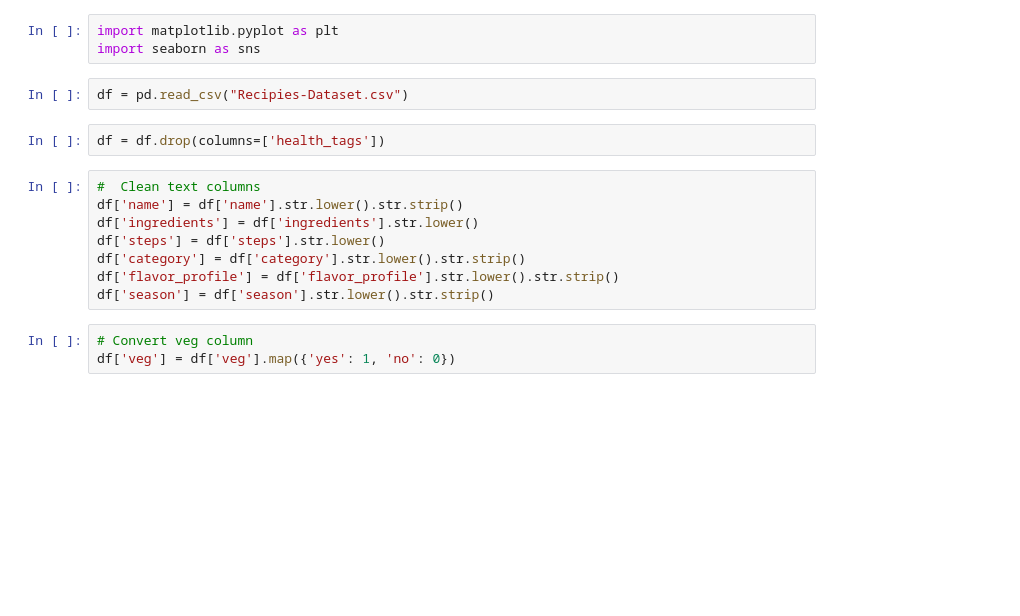
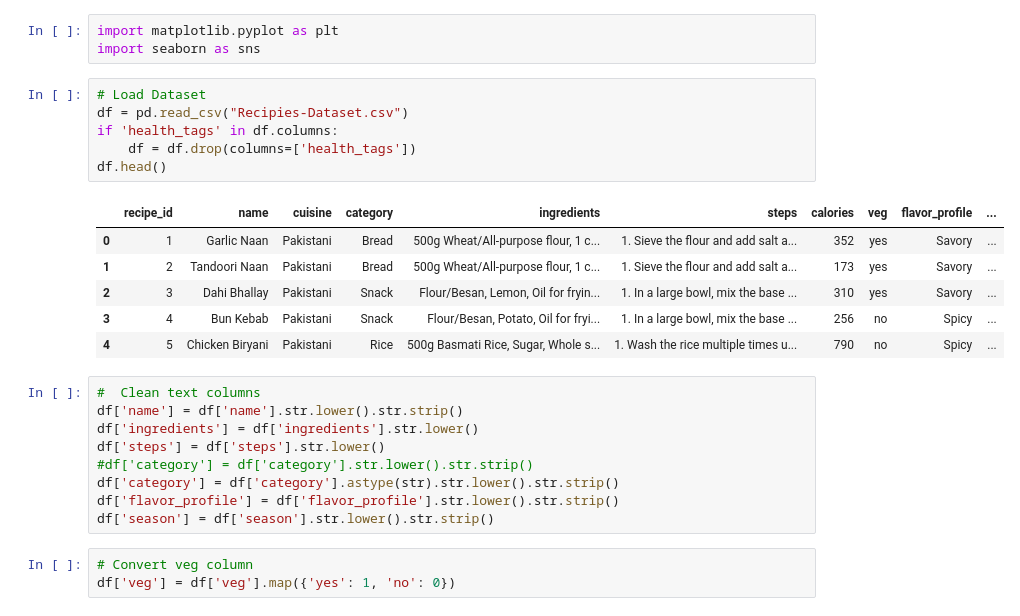
Before and after one commit to Amina-Nazir-hub/Ingrido-FYP, a Jupyter notebook: ML-AI/Meal-Recommendation-Model.ipynb, the cells around one changed output. Cells and saved outputs as stored; diff of their text form; blank space fills up the shorter version.

```diff
--- a/ML-AI/Meal-Recommendation-Model.ipynb
+++ b/ML-AI/Meal-Recommendation-Model.ipynb
@@ -5,15 +5,25 @@ import numpy as np
 import matplotlib.pyplot as plt
 import seaborn as sns
 # %%
+# Load Dataset
 df = pd.read_csv("Recipies-Dataset.csv")
+if 'health_tags' in df.columns:
+    df = df.drop(columns=['health_tags'])
+df.head()
+# %% [output]
+|  | recipe_id | name | cuisine | category | ingredients | steps | calories | veg | flavor_profile | ... |
+| 0 | 1 | Garlic Naan | Pakistani | Bread | 500g Wheat/All-purpose flour, 1 c... | 1. Sieve the flour and add salt a... | 352 | yes | Savory | ... |
+| 1 | 2 | Tandoori Naan | Pakistani | Bread | 500g Wheat/All-purpose flour, 1 c... | 1. Sieve the flour and add salt a... | 173 | yes | Savory | ... |
+| 2 | 3 | Dahi Bhallay | Pakistani | Snack | Flour/Besan, Lemon, Oil for fryin... | 1. In a large bowl, mix the base ... | 310 | yes | Savory | ... |
+| 3 | 4 | Bun Kebab | Pakistani | Snack | Flour/Besan, Potato, Oil for fryi... | 1. In a large bowl, mix the base ... | 256 | no | Spicy | ... |
+| 4 | 5 | Chicken Biryani | Pakistani | Rice | 500g Basmati Rice, Sugar, Whole s... | 1. Wash the rice multiple times u... | 790 | no | Spicy | ... |
-# %%
-df = df.drop(columns=['health_tags'])
 # %%
 #  Clean text columns
 df['name'] = df['name'].str.lower().str.strip()
 df['ingredients'] = df['ingredients'].str.lower()
 df['steps'] = df['steps'].str.lower()
-df['category'] = df['category'].str.lower().str.strip()
+#df['category'] = df['category'].str.lower().str.strip()
+df['category'] = df['category'].astype(str).str.lower().str.strip()
 df['flavor_profile'] = df['flavor_profile'].str.lower().str.strip()
 df['season'] = df['season'].str.lower().str.strip()
 # %%
```
Also changed, not shown: parts of 14 cells of this notebook, 1 other file.
